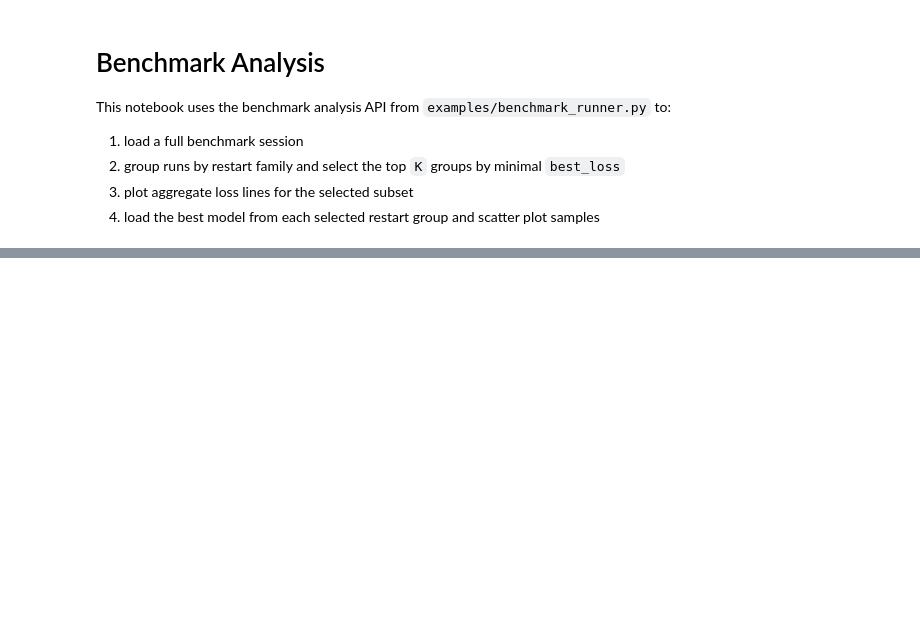
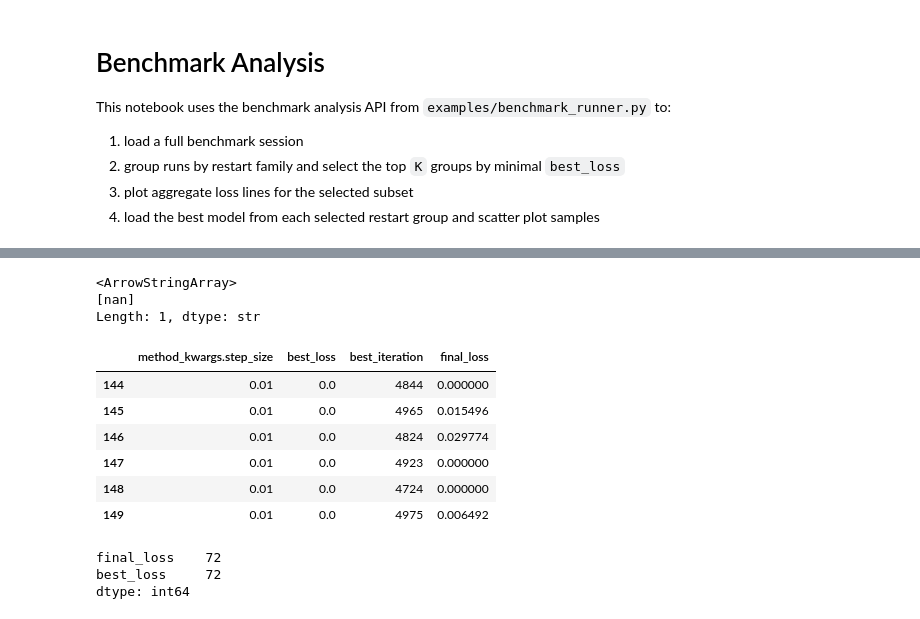
Before and after one commit to viviaxenov/NeuRiPP, a Jupyter notebook: examples/benchmark_analysis.ipynb, the cells around one changed output, grey strips where cells are left out. Cells and saved outputs as stored; diff of their text form; code cells hidden in the pictures; blank space fills up the shorter version.

```diff
--- a/examples/benchmark_analysis.ipynb
+++ b/examples/benchmark_analysis.ipynb
@@ -216,0 +321,22 @@ subset_entries[0]
+# %%
+df_diverged['method_kwargs.regularization_method'].unique()
+# %% [output]
+<ArrowStringArray>
+[nan]
+Length: 1, dtype: str
+# %%
+df_all.query('method == "ngd" and `method_kwargs.step_size` == 0.01')[['method_kwargs.step_size', 'best_loss', 'best_iteration', 'final_loss']]
+# %% [output]
+|  | method_kwargs.step_size | best_loss | best_iteration | final_loss |
+| 144 | 0.01 | 0.0 | 4844 | 0.000000 |
+| 145 | 0.01 | 0.0 | 4965 | 0.015496 |
+| 146 | 0.01 | 0.0 | 4824 | 0.029774 |
+| 147 | 0.01 | 0.0 | 4923 | 0.000000 |
+| 148 | 0.01 | 0.0 | 4724 | 0.000000 |
+| 149 | 0.01 | 0.0 | 4975 | 0.006492 |
+# %%
+df_all.query("`method_kwargs.regularization_method` == 'adaptive'")[['final_loss', 'best_loss']].count()
+# %% [output]
+final_loss    72
+best_loss     72
+dtype: int64
```
Also changed, not shown: parts of 33 cells of this notebook, 3 other files.
